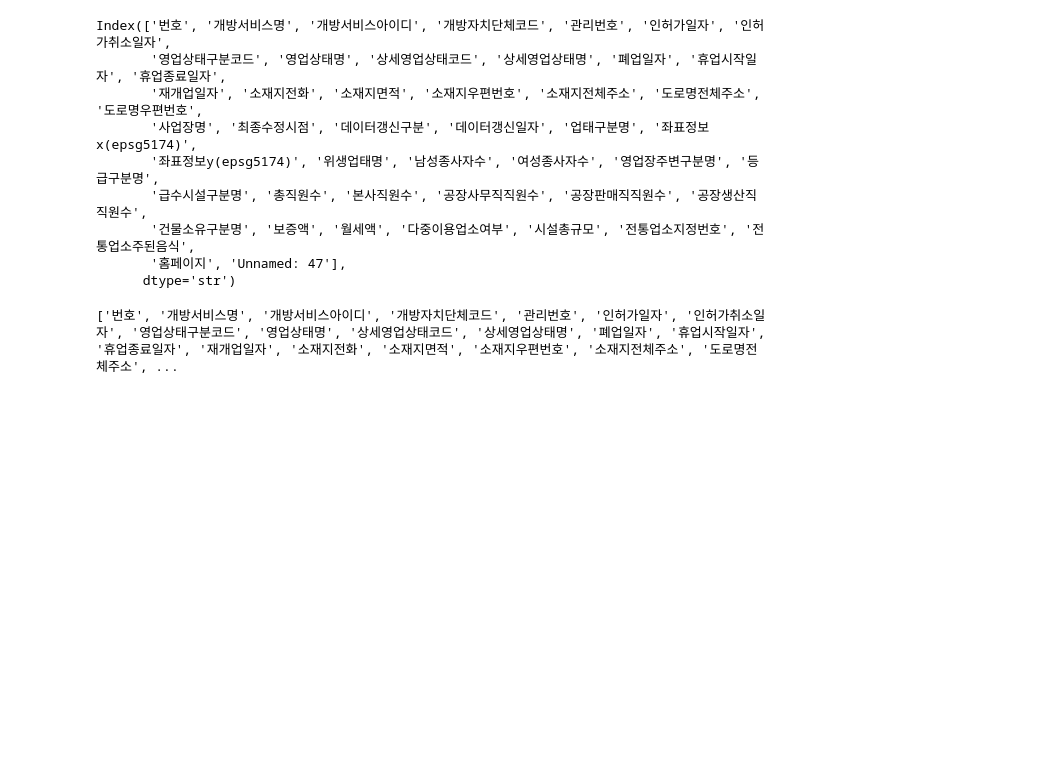
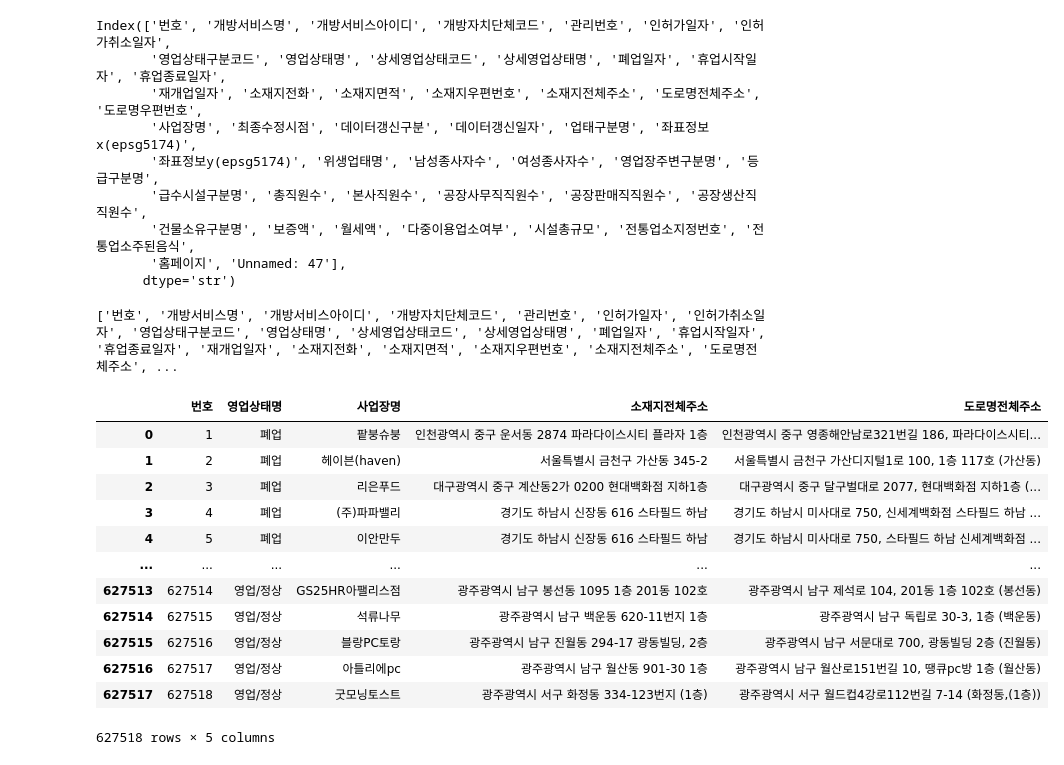
Before and after one commit to defendersunbin/shieldus_education, a Jupyter notebook: Chapter4.ipynb, the cells around one changed output. Drawn from its saved outputs; the diff is of its cells as text; code cells hidden in the pictures; blank space fills up the shorter version.

```diff
--- a/Chapter4.ipynb
+++ b/Chapter4.ipynb
@@ -159,7 +159,7 @@ plt.show()
 # %% [markdown]
 # 서울에 있는 스타벅스 매장 위치 분석
 # %%
-df = pd.read_csv('./fulldata.csv', encoding='cp949', low_memory=False)
+df = pd.read_csv('fulldata.csv', encoding='cp949', low_memory=False)
 # %%
 df.head()
 # %% [output]
@@ -223,3 +223,20 @@ Index(['번호', '개방서비스명', '개방서비스아이디', '개방자치
 print(df.columns.to_list())
 # %% [output]
 ['번호', '개방서비스명', '개방서비스아이디', '개방자치단체코드', '관리번호', '인허가일자', '인허가취소일자', '영업상태구분코드', '영업상태명', '상세영업상태코드', '상세영업상태명', '폐업일자', '휴업시작일자', '휴업종료일자', '재개업일자', '소재지전화', '소재지면적', '소재지우편번호', '소재지전체주소', '도로명전체주소', ...
+# %%
+df_1 = df[['번호', '영업상태명', '사업장명', '소재지전체주소', '도로명전체주소']]
+df_1
+# %% [output]
+|  | 번호 | 영업상태명 | 사업장명 | 소재지전체주소 | 도로명전체주소 |
+| 0 | 1 | 폐업 | 팥붕슈붕 | 인천광역시 중구 운서동 2874 파라다이스시티 플라자 1층 | 인천광역시 중구 영종해안남로321번길 186, 파라다이스시티... |
+| 1 | 2 | 폐업 | 헤이븐(haven) | 서울특별시 금천구 가산동 345-2 | 서울특별시 금천구 가산디지털1로 100, 1층 117호 (가산동) |
+| 2 | 3 | 폐업 | 리은푸드 | 대구광역시 중구 계산동2가 0200 현대백화점 지하1층 | 대구광역시 중구 달구벌대로 2077, 현대백화점 지하1층 (... |
+| 3 | 4 | 폐업 | (주)파파밸리 | 경기도 하남시 신장동 616 스타필드 하남 | 경기도 하남시 미사대로 750, 신세계백화점 스타필드 하남 ... |
+| 4 | 5 | 폐업 | 이안만두 | 경기도 하남시 신장동 616 스타필드 하남 | 경기도 하남시 미사대로 750, 스타필드 하남 신세계백화점 ... |
+| ... | ... | ... | ... | ... | ... |
+| 627513 | 627514 | 영업/정상 | GS25HR아팰리스점 | 광주광역시 남구 봉선동 1095 1층 201동 102호 | 광주광역시 남구 제석로 104, 201동 1층 102호 (봉선동) |
+| 627514 | 627515 | 영업/정상 | 석류나무 | 광주광역시 남구 백운동 620-11번지 1층 | 광주광역시 남구 독립로 30-3, 1층 (백운동) |
+| 627515 | 627516 | 영업/정상 | 블랑PC토랑 | 광주광역시 남구 진월동 294-17 광동빌딩, 2층 | 광주광역시 남구 서문대로 700, 광동빌딩 2층 (진월동) |
+| 627516 | 627517 | 영업/정상 | 아틀리에pc | 광주광역시 남구 월산동 901-30 1층 | 광주광역시 남구 월산로151번길 10, 땡큐pc방 1층 (월산동) |
+| 627517 | 627518 | 영업/정상 | 굿모닝토스트 | 광주광역시 서구 화정동 334-123번지 (1층) | 광주광역시 서구 월드컵4강로112번길 7-14 (화정동,(1층)) |
+627518 rows × 5 columns
```
Also changed, not shown: parts of 9 cells of this notebook, 2 other files.
